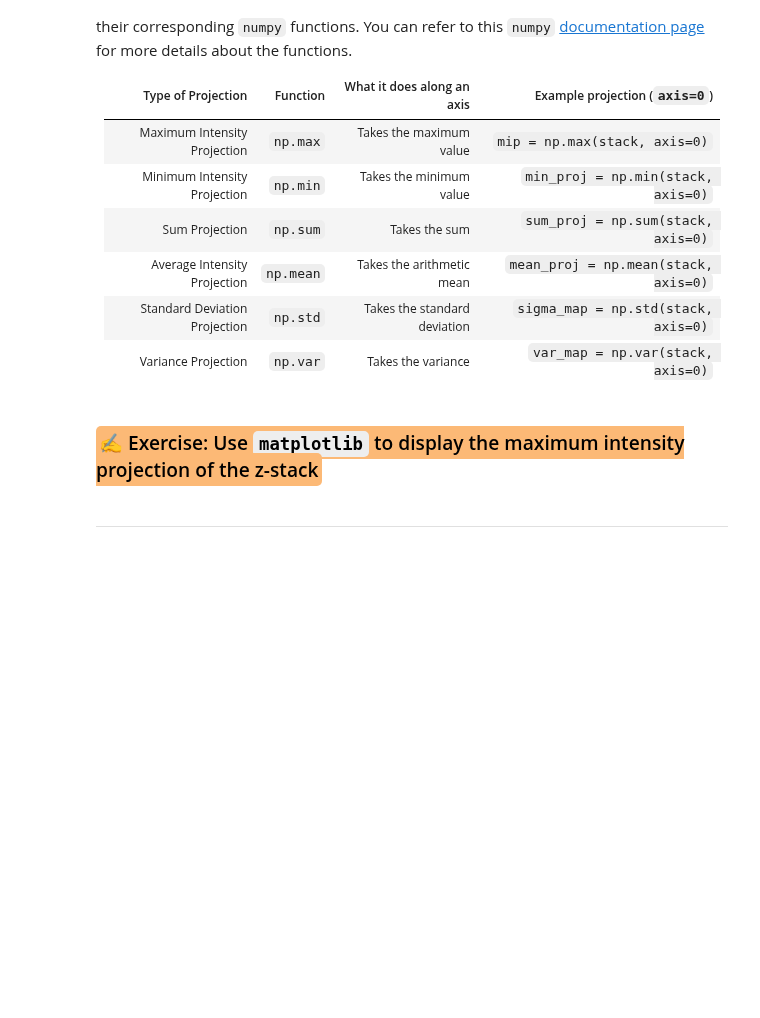
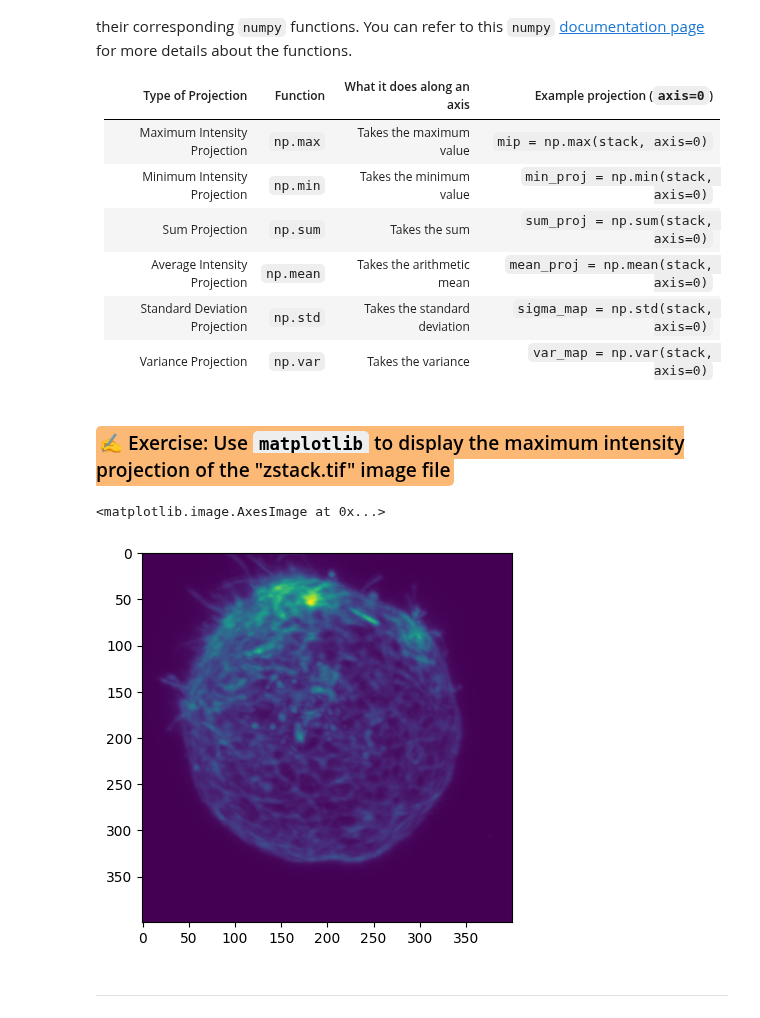
Before and after one commit to bobiac/bobiac-book, a Jupyter notebook: notebooks_teacher/04_digital_images_intro/python_for_bioimage_analysis.ipynb, the cells around one changed output. Saved outputs shown, nothing was run; the diff lists cells and outputs as text; code cells hidden in the pictures; blank space fills up the shorter version.

```diff
--- a/notebooks_teacher/04_digital_images_intro/python_for_bioimage_analysis.ipynb
+++ b/notebooks_teacher/04_digital_images_intro/python_for_bioimage_analysis.ipynb
@@ -410,12 +438,15 @@ Below are examples of common image projections used in fluorescence microscopy a
 | Standard Deviation Projection | `np.std` | Takes the standard deviation | `sigma_map = np.std(stack, axis=0)` |
 | Variance Projection | `np.var` | Takes the variance | `var_map = np.var(stack, axis=0)` |
 # %% [markdown]
-### <mark style="color: black; background-color: rgb(252,185,118); padding: 3px; border-radius: 5px;">✍️ Exercise: Use `matplotlib` to display the maximum intensity projection of the z-stack</mark>
+### <mark style="color: black; background-color: rgb(252,185,118); padding: 3px; border-radius: 5px;">✍️ Exercise: Use `matplotlib` to display the maximum intensity projection of the "zstack.tif" image file</mark>
 # %%
-image_path = "path/to/image.tif"
+image_path = "../../_static/images/python4bia/zstack.tif"
 z_stack = tiff.imread(image_path)
 mip = np.max(z_stack, axis=0)
 plt.imshow(mip)
+# %% [output]
+<matplotlib.image.AxesImage at 0x...>
+[figure, added]
 # %% [markdown]
 ***
 # %% [markdown]
```
Also changed, not shown: parts of 34 cells of this notebook, 22 other files.
